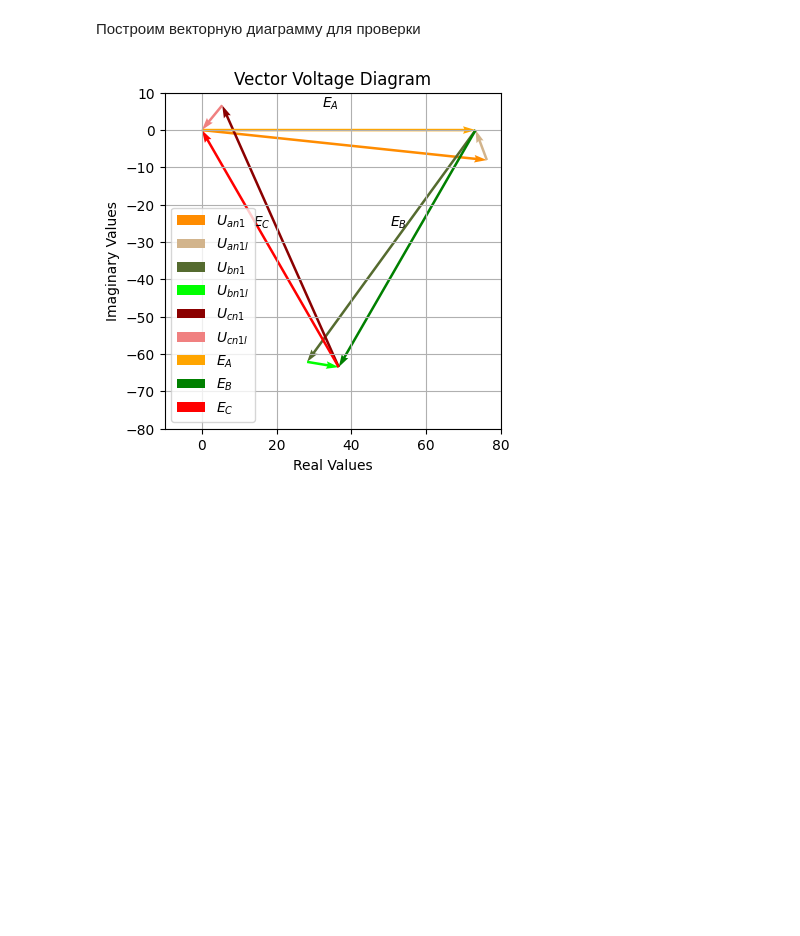
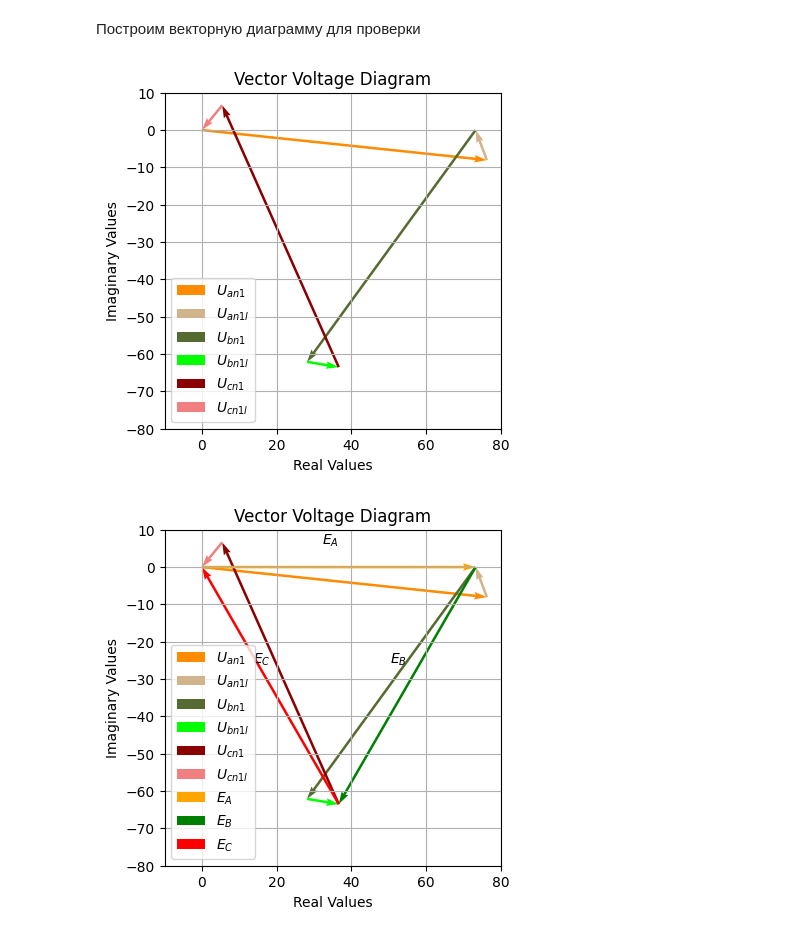
Before and after one commit to M007AX/Coursework-part-III-TBE, a Jupyter notebook: Курсовая_по_ТОЭ_3я_часть.ipynb, the cells around one changed output. Cells and saved outputs as stored; diff of their text form; code cells hidden in the pictures; blank space fills up the shorter version.

```diff
--- a/Курсовая_по_ТОЭ_3я_часть.ipynb
+++ b/Курсовая_по_ТОЭ_3я_часть.ipynb
@@ -200,6 +198,25 @@ Voltages_abcnl = {
 }
 # %% [markdown]
 Построим векторную диаграмму для проверки
+# %%
+create_vector_diagram_no_text(Voltages_abcn)
+
+
+plt.tight_layout()
+plt.legend()
+plt.gca().set_aspect('equal', adjustable='box')
+plt.grid()
+
+plt.title("Vector Voltage Diagram")
+plt.xlabel("Real Values")
+plt.ylabel("Imaginary Values")
+
+plt.xlim(-10, 80)
+plt.ylim(-80, 10)
+
+plt.subplots_adjust(left=0.15, right=0.85, top=0.85, bottom=0.15)
+# %% [output]
+[figure, added]
 # %%
 create_vector_diagram_no_text(Voltages_abcn)
 create_vector_diagram_text(Volatage_input)
```
Also changed, not shown: parts of 20 cells of this notebook.
